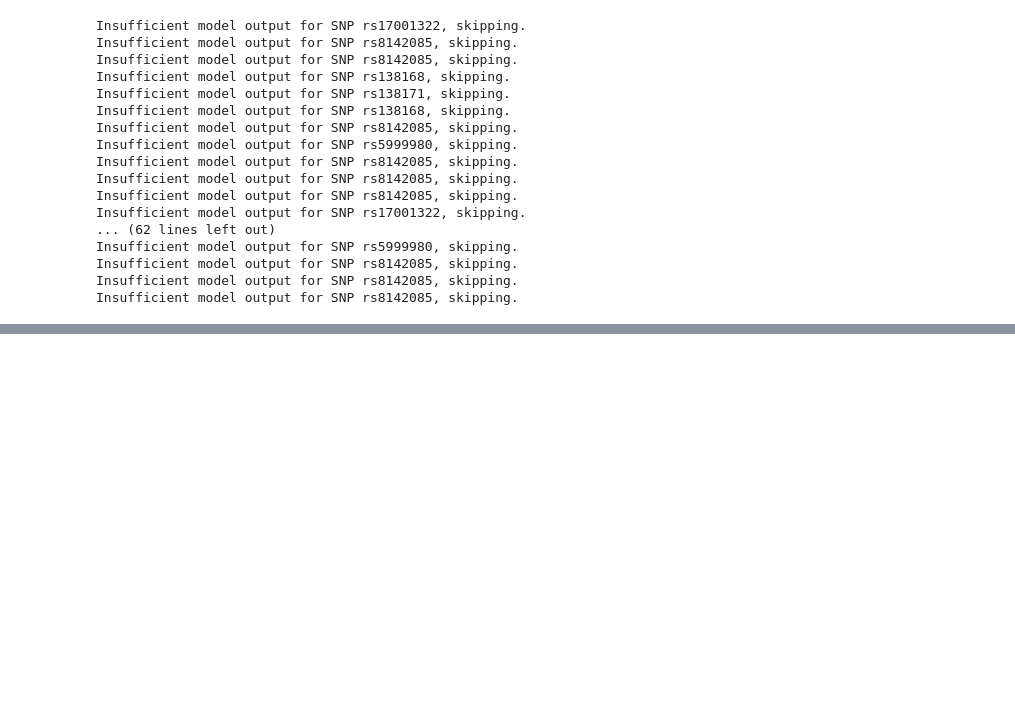
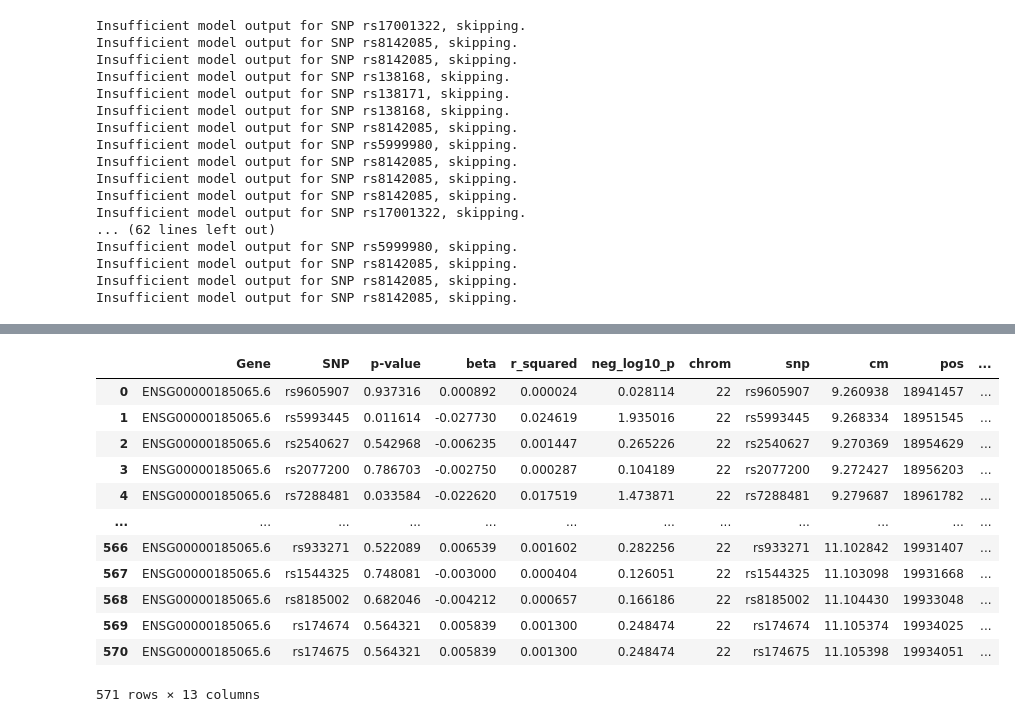
Before and after one commit to JasonHauk/DSC180A-Methodology-1, a Jupyter notebook: PRS_Implementation.ipynb, the cells around one changed output, grey strips where cells are left out. Saved outputs shown, nothing was run; the diff lists cells and outputs as text; code cells hidden in the pictures; blank space fills up the shorter version.

```diff
--- a/PRS_Implementation.ipynb
+++ b/PRS_Implementation.ipynb
@@ -317,0 +201,16 @@ chr14_results_df.to_csv('chr14_eqtl_data.txt', sep='\t', index=False)
+# %%
+gene_PRS_copy
+# %% [output]
+|  | Gene | SNP | p-value | beta | r_squared | neg_log10_p | chrom | snp | cm | pos | ... |
+| 0 | ENSG00000185065.6 | rs9605907 | 0.937316 | 0.000892 | 0.000024 | 0.028114 | 22 | rs9605907 | 9.260938 | 18941457 | ... |
+| 1 | ENSG00000185065.6 | rs5993445 | 0.011614 | -0.027730 | 0.024619 | 1.935016 | 22 | rs5993445 | 9.268334 | 18951545 | ... |
+| 2 | ENSG00000185065.6 | rs2540627 | 0.542968 | -0.006235 | 0.001447 | 0.265226 | 22 | rs2540627 | 9.270369 | 18954629 | ... |
+| 3 | ENSG00000185065.6 | rs2077200 | 0.786703 | -0.002750 | 0.000287 | 0.104189 | 22 | rs2077200 | 9.272427 | 18956203 | ... |
+| 4 | ENSG00000185065.6 | rs7288481 | 0.033584 | -0.022620 | 0.017519 | 1.473871 | 22 | rs7288481 | 9.279687 | 18961782 | ... |
+| ... | ... | ... | ... | ... | ... | ... | ... | ... | ... | ... | ... |
+| 566 | ENSG00000185065.6 | rs933271 | 0.522089 | 0.006539 | 0.001602 | 0.282256 | 22 | rs933271 | 11.102842 | 19931407 | ... |
+| 567 | ENSG00000185065.6 | rs1544325 | 0.748081 | -0.003000 | 0.000404 | 0.126051 | 22 | rs1544325 | 11.103098 | 19931668 | ... |
+| 568 | ENSG00000185065.6 | rs8185002 | 0.682046 | -0.004212 | 0.000657 | 0.166186 | 22 | rs8185002 | 11.104430 | 19933048 | ... |
+| 569 | ENSG00000185065.6 | rs174674 | 0.564321 | 0.005839 | 0.001300 | 0.248474 | 22 | rs174674 | 11.105374 | 19934025 | ... |
+| 570 | ENSG00000185065.6 | rs174675 | 0.564321 | 0.005839 | 0.001300 | 0.248474 | 22 | rs174675 | 11.105398 | 19934051 | ... |
+571 rows × 13 columns
```
Also changed, not shown: parts of 26 cells of this notebook, 1 other file.
